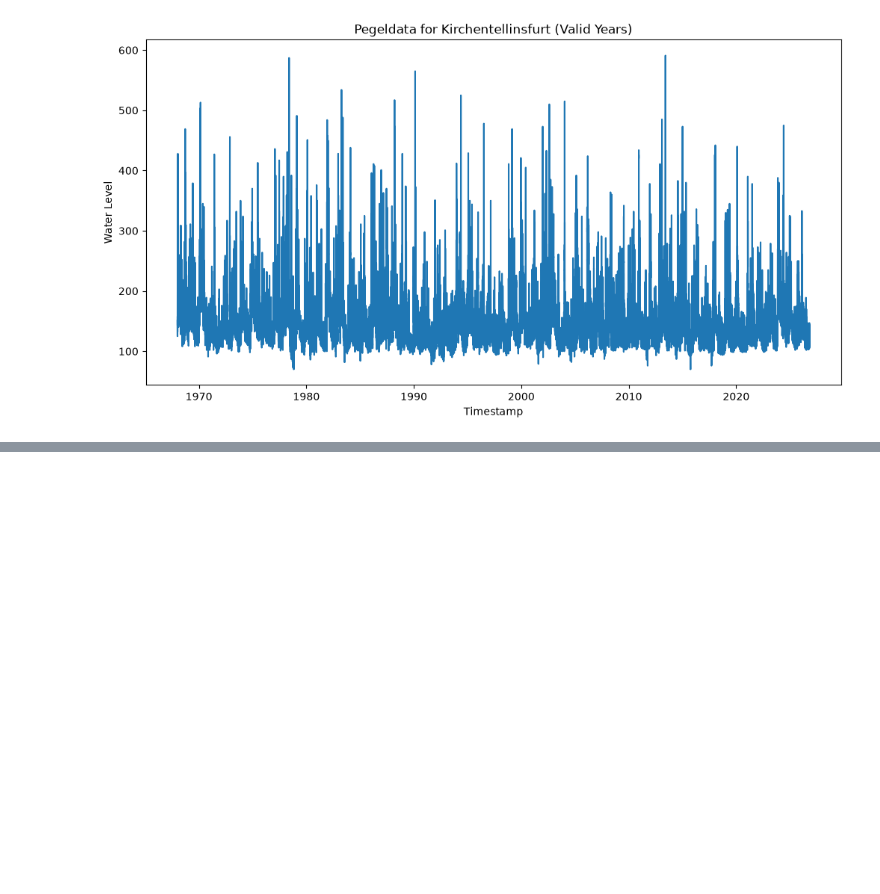
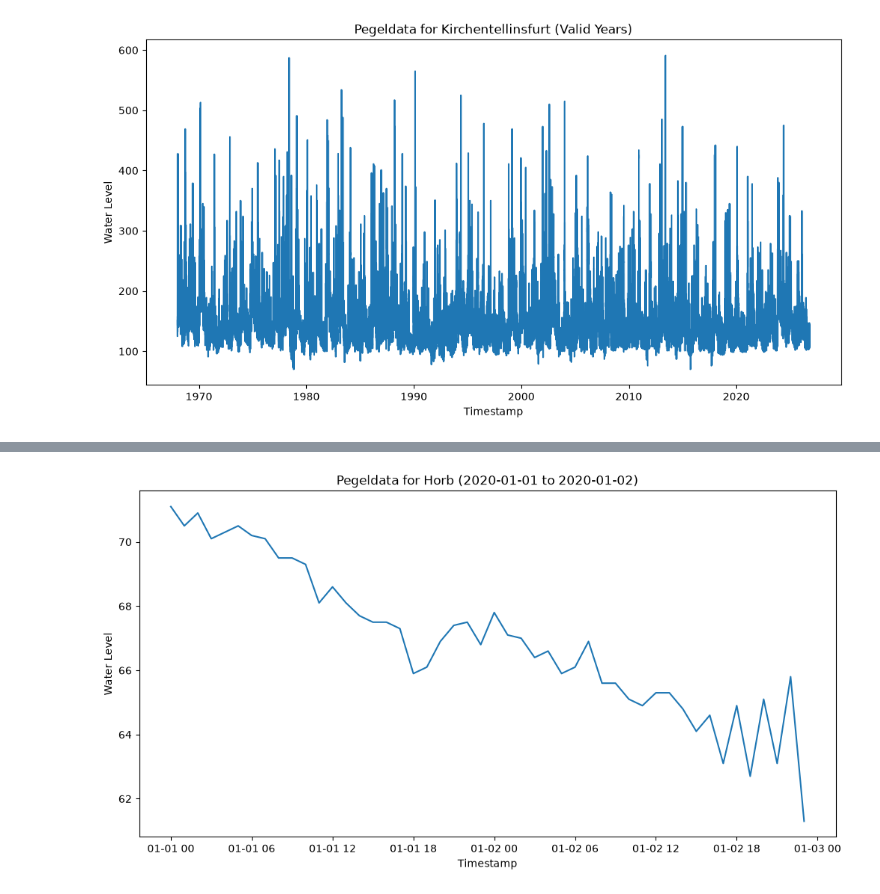
Before and after one commit to kessikessi/DS500_Neckpred, a Jupyter notebook: code/pegeldata.ipynb, the cells around one changed output, grey strips where cells are left out. Drawn from its saved outputs; the diff is of its cells as text; code cells hidden in the pictures; blank space fills up the shorter version.

```diff
--- a/code/pegeldata.ipynb
+++ b/code/pegeldata.ipynb
@@ -145,0 +222,14 @@ plt.show()
+# %%
+# Look at water levels over a day
+import numpy as np
+
+pegel_data_horb_day = pegel_data_horb[np.logical_and(pegel_data_horb["timestamp"].dt.date >= dt.date(2020, 1, 1), pegel_data_horb["timestamp"].dt.date <= dt.date(2020, 1, 2))]
+
+plt.figure(figsize=(12, 6))
+plt.plot(pegel_data_horb_day["timestamp"], pegel_data_horb_day["water_level"])
+plt.xlabel("Timestamp")
+plt.ylabel("Water Level")
+plt.title("Pegeldata for Horb (2020-01-01 to 2020-01-02)")
+plt.show()
+# %% [output]
+[figure, added]
```
Also changed, not shown: parts of 12 cells of this notebook, 35 other files.
